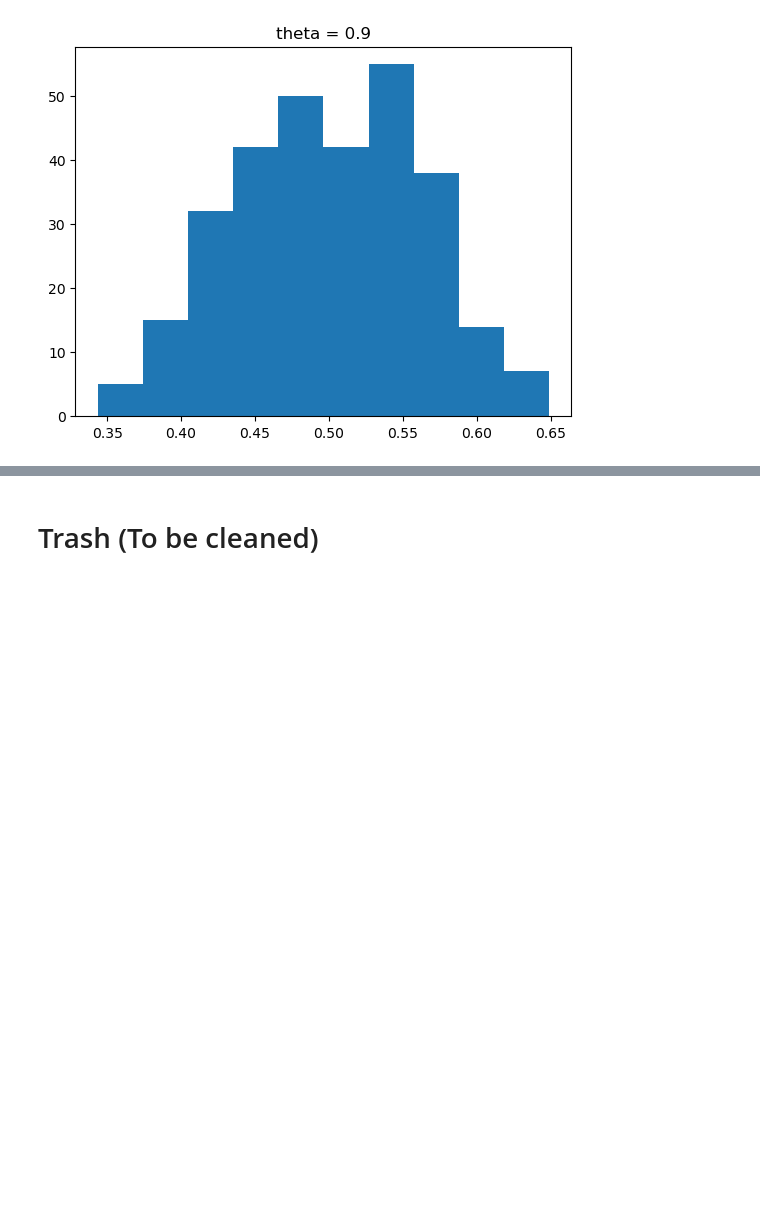
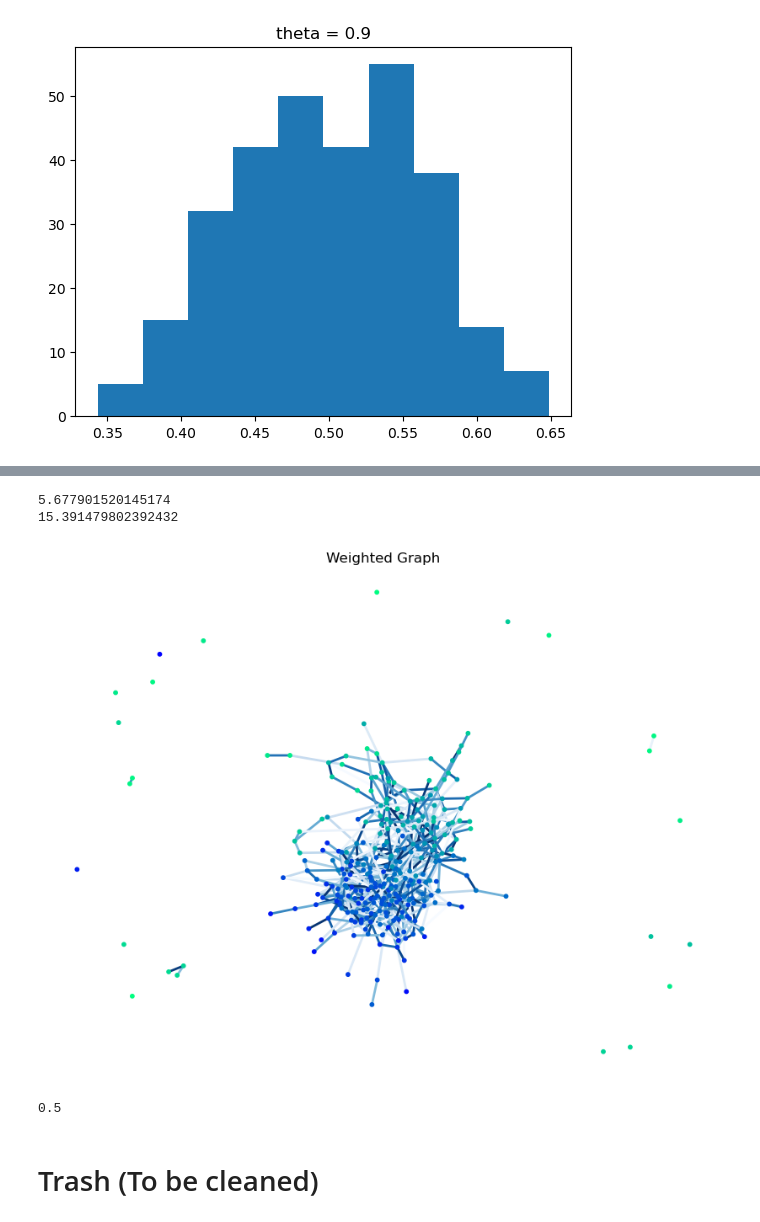
Before and after one commit to JamesZhang2/Opinion-Dynamics, a Jupyter notebook: FJ_Model.ipynb, the cells around one changed output, grey strips where cells are left out. Saved outputs shown, nothing was run; the diff lists cells and outputs as text; code cells hidden in the pictures; blank space fills up the shorter version.

```diff
--- a/FJ_Model.ipynb
+++ b/FJ_Model.ipynb
@@ -256,3 +299,17 @@ for theta in np.arange(0, 1, 0.1):
+# %%
+G = HalvingFJ(n=300, p=0.02, w_lower=0, w_upper=1, internal_lower=0, internal_upper=1, theta=0.2)
+G.run_t_steps(1000)
+# print(G)
+print(G.disagreement())
+print(G.polarization())
+G.plot_network()
+
+1/2
+# %% [output]
+5.677901520145174
+15.391479802392432
+[figure, added]
+0.5
 # %% [markdown]
 # Trash (To be cleaned)
 # %% [markdown]
```
Also changed, not shown: parts of 5 cells of this notebook.
